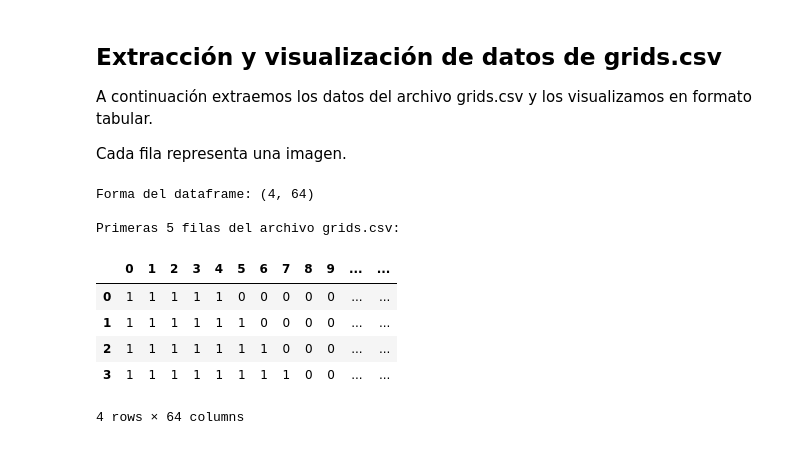
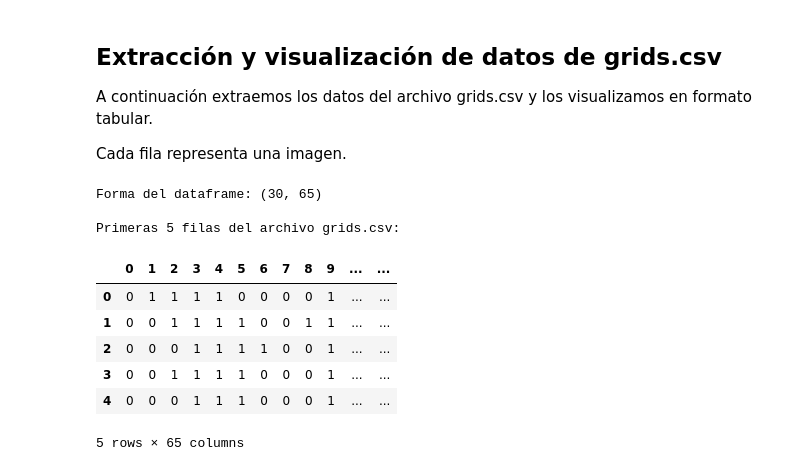
Before and after one commit to alvarezterraz/qiskit-group-project, a Jupyter notebook: Pruebas.ipynb, the cells around one changed output. Drawn from its saved outputs; the diff is of its cells as text; code cells hidden in the pictures.

```diff
--- a/Pruebas.ipynb
+++ b/Pruebas.ipynb
@@ -7,25 +7,26 @@ Cada fila representa una imagen.
 # %%
 import pandas as pd
 import numpy as np
 import matplotlib.pyplot as plt
 
 # Cargar el archivo CSV
-df = pd.read_csv('grids.csv', header=None)
+df = pd.read_csv('circles.csv', header=None)
 
 # Mostrar las primeras filas para visualizar la estructura
 print(f"Forma del dataframe: {df.shape}")
 print("\nPrimeras 5 filas del archivo grids.csv:")
 df.head()
 # %% [output]
-Forma del dataframe: (4, 64)
+Forma del dataframe: (30, 65)
 
 Primeras 5 filas del archivo grids.csv:
 |  | 0 | 1 | 2 | 3 | 4 | 5 | 6 | 7 | 8 | 9 | ... | ... |
-| 0 | 1 | 1 | 1 | 1 | 1 | 0 | 0 | 0 | 0 | 0 | ... | ... |
-| 1 | 1 | 1 | 1 | 1 | 1 | 1 | 0 | 0 | 0 | 0 | ... | ... |
-| 2 | 1 | 1 | 1 | 1 | 1 | 1 | 1 | 0 | 0 | 0 | ... | ... |
-| 3 | 1 | 1 | 1 | 1 | 1 | 1 | 1 | 1 | 0 | 0 | ... | ... |
+| 0 | 0 | 1 | 1 | 1 | 1 | 0 | 0 | 0 | 0 | 1 | ... | ... |
+| 1 | 0 | 0 | 1 | 1 | 1 | 1 | 0 | 0 | 1 | 1 | ... | ... |
+| 2 | 0 | 0 | 0 | 1 | 1 | 1 | 1 | 0 | 0 | 1 | ... | ... |
+| 3 | 0 | 0 | 1 | 1 | 1 | 1 | 0 | 0 | 0 | 1 | ... | ... |
+| 4 | 0 | 0 | 0 | 1 | 1 | 1 | 0 | 0 | 0 | 1 | ... | ... |
-4 rows × 64 columns
+5 rows × 65 columns
 # %%
 # Realizar un análisis básico de los datos
 print(f"Número total de filas (grids): {len(df)}")
```
Also changed, not shown: parts of 3 cells of this notebook, 3 other files.
